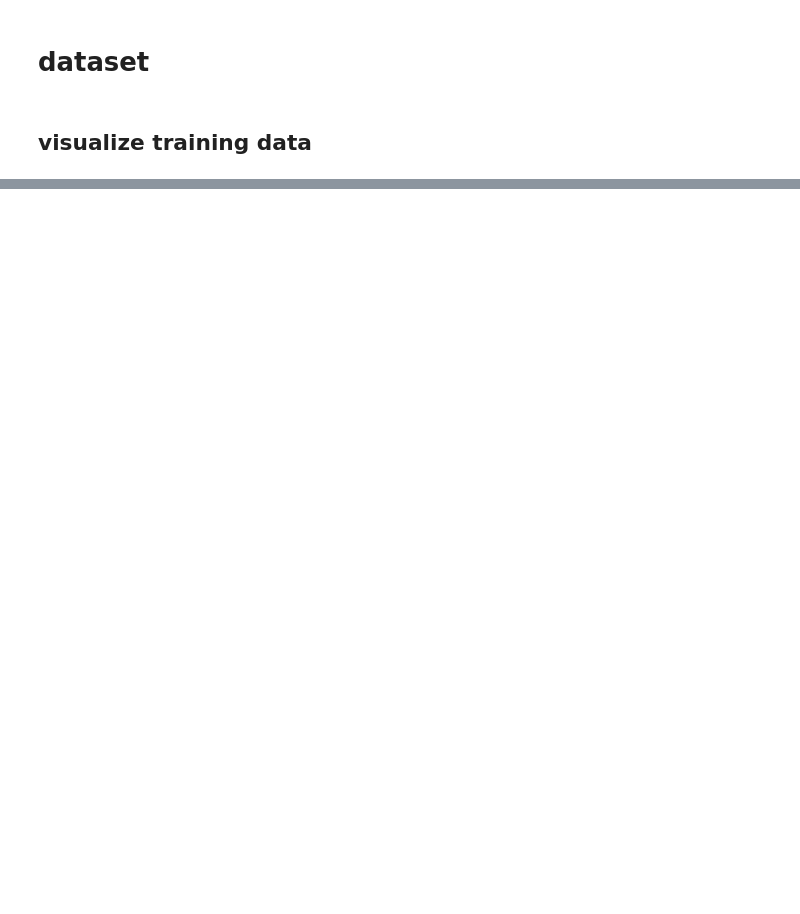
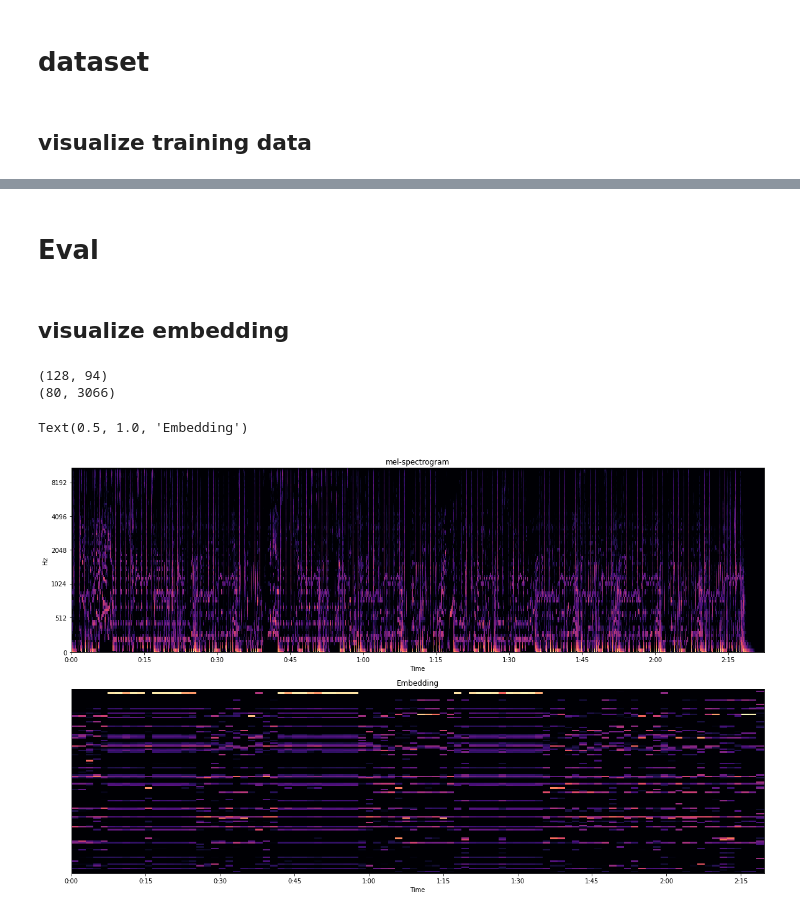
Before and after one commit to stg1205/online-music-structure-segmentation, a Jupyter notebook: my_mss.ipynb, the cells around one changed output, grey strips where cells are left out. Drawn from its saved outputs; the diff is of its cells as text; code cells hidden in the pictures; blank space fills up the shorter version.

Commit message:
add predict function; a part of validation

```diff
--- a/my_mss.ipynb
+++ b/my_mss.ipynb
@@ -103,0 +152,2 @@ plt.show()
+# %% [markdown]
+# Eval
@@ -103,0 +164,25 @@ plt.show()
+# %% [markdown]
+## visualize embedding
+# %%
+model_path = "/content/drive/Othercomputers/MyEnvy/online-music-structure-segmentation/supervised_model/sup_experiments/02210132/unsup_embedding_last.pt"
+mel_path = '/content/drive/MyDrive/thesis/dataset/harmonixset-master/dataset/melspecs'
+song = np.load(os.path.join(mel_path, '0001_12step-mel.npy'))
+embedding = predict_embedding('unsup_embedding', model_path, song)
+embedding = embedding.detach().numpy()
+print(embedding.shape)
+print(song.shape)
+
+plt.rcParams['figure.figsize'] = (20, 12)
+plt.subplot(2, 1, 1)
+song = librosa.amplitude_to_db(song, ref=np.max)
+librosa.display.specshow(song, hop_length=1024, x_axis='time', y_axis='mel')
+plt.title('mel-spectrogram')
+plt.subplot(2, 1, 2)
+sr = 1 / (cfg.BIN_TIME_LEN)
+img = librosa.display.specshow(embedding, sr=sr, hop_length=32, x_axis='time')
+plt.title('Embedding')
+# %% [output]
+(128, 94)
+(80, 3066)
+Text(0.5, 1.0, 'Embedding')
+[figure, added]
```
Also changed, not shown: parts of 18 cells of this notebook, 6 other files.
